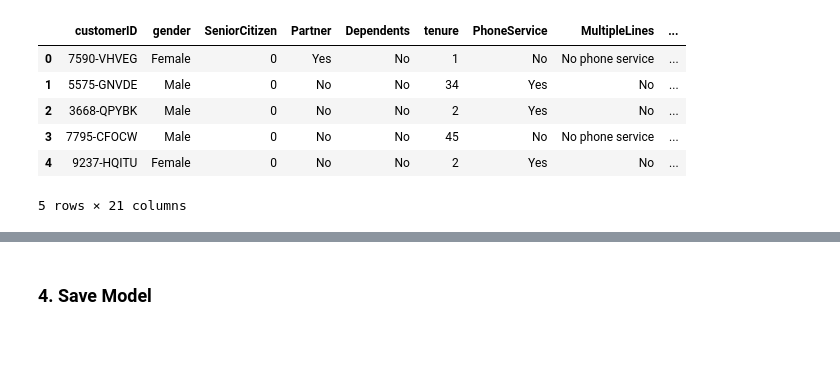
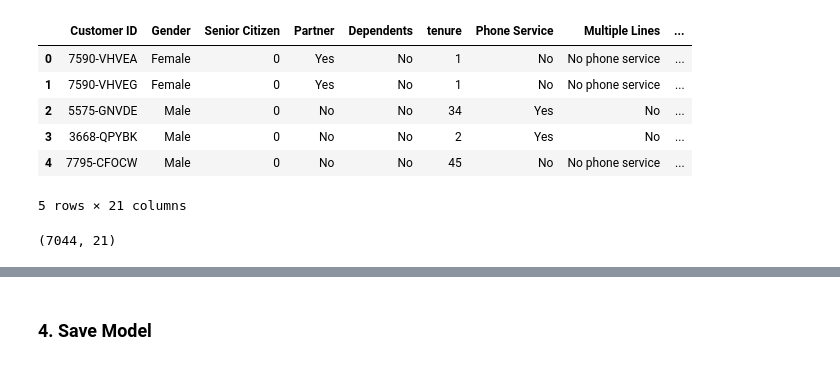
Before and after one commit to kevinavicenna/Deep-Learning-with-tensorflow, a Jupyter notebook: Churn Model/Churn Model with TF Sequential.ipynb, the cells around one changed output, grey strips where cells are left out. Saved outputs shown, nothing was run; the diff lists cells and outputs as text; code cells hidden in the pictures.

```diff
--- a/Churn Model/Churn Model with TF Sequential.ipynb
+++ b/Churn Model/Churn Model with TF Sequential.ipynb
@@ -7,10 +22,17 @@ data = pd.read_csv("D:\ZENIUS\DATASET/telco_churn.csv")
+# %%
+# "/run/media/kevin/DATA/ZENIUS/DATASET/telco_churn.csv"
+real_data = pd.read_csv("/run/media/kevin/DATA/PROJECT/Deep-Learning-with-tensorflow/Churn Model/Churn.csv")
 # %%
-data.head()
+real_data.head()
 # %% [output]
-|  | customerID | gender | SeniorCitizen | Partner | Dependents | tenure | PhoneService | MultipleLines | ... |
-| 0 | 7590-VHVEG | Female | 0 | Yes | No | 1 | No | No phone service | ... |
-| 1 | 5575-GNVDE | Male | 0 | No | No | 34 | Yes | No | ... |
-| 2 | 3668-QPYBK | Male | 0 | No | No | 2 | Yes | No | ... |
-| 3 | 7795-CFOCW | Male | 0 | No | No | 45 | No | No phone service | ... |
-| 4 | 9237-HQITU | Female | 0 | No | No | 2 | Yes | No | ... |
+|  | Customer ID | Gender | Senior Citizen | Partner | Dependents | tenure | Phone Service | Multiple Lines | ... |
+| 0 | 7590-VHVEA | Female | 0 | Yes | No | 1 | No | No phone service | ... |
+| 1 | 7590-VHVEG | Female | 0 | Yes | No | 1 | No | No phone service | ... |
+| 2 | 5575-GNVDE | Male | 0 | No | No | 34 | Yes | No | ... |
+| 3 | 3668-QPYBK | Male | 0 | No | No | 2 | Yes | No | ... |
+| 4 | 7795-CFOCW | Male | 0 | No | No | 45 | No | No phone service | ... |
 5 rows × 21 columns
+# %%
+real_data.shape
+# %% [output]
+(7044, 21)
```
Also changed, not shown: parts of 26 cells of this notebook, 1 other file.
